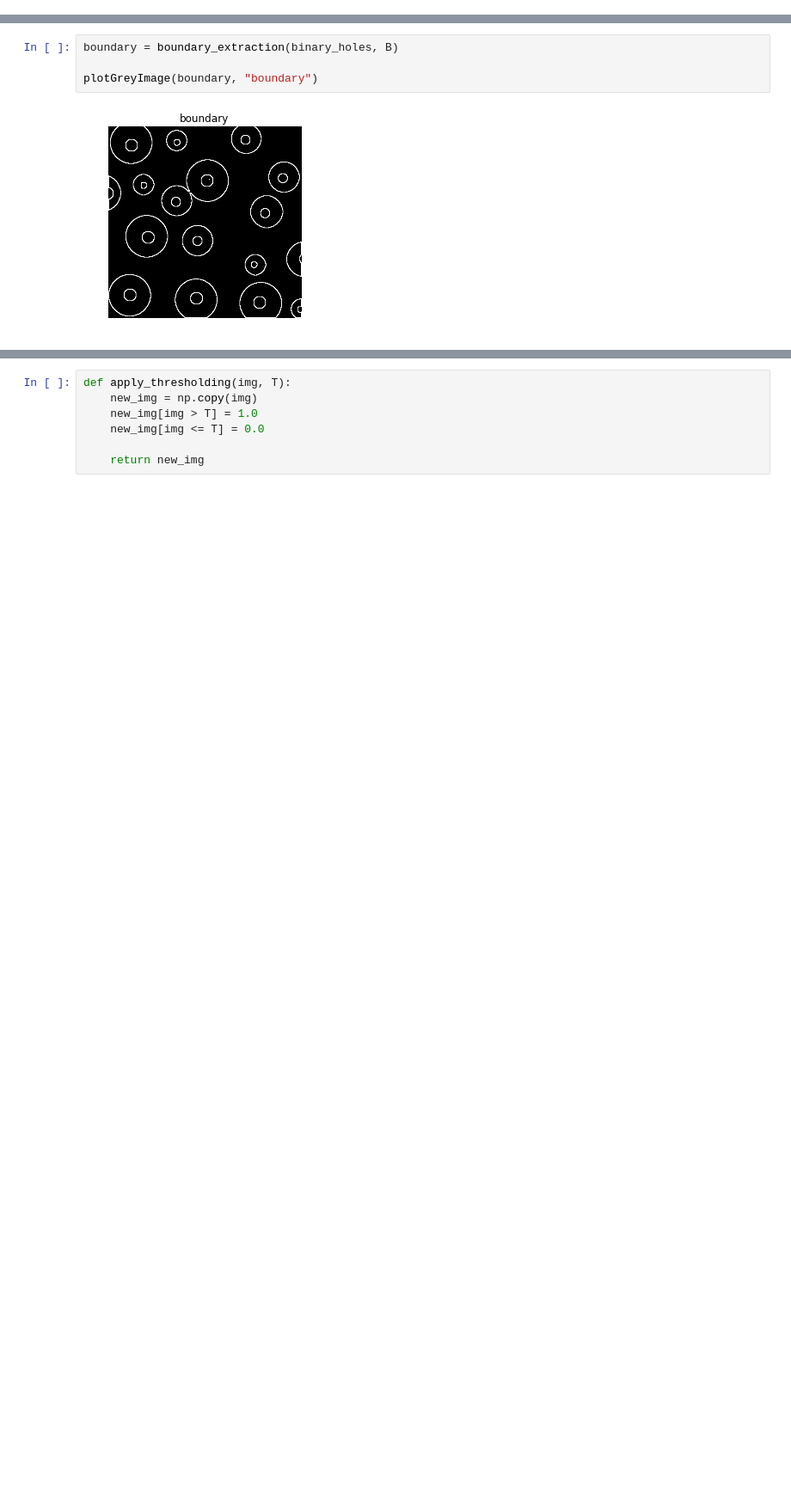
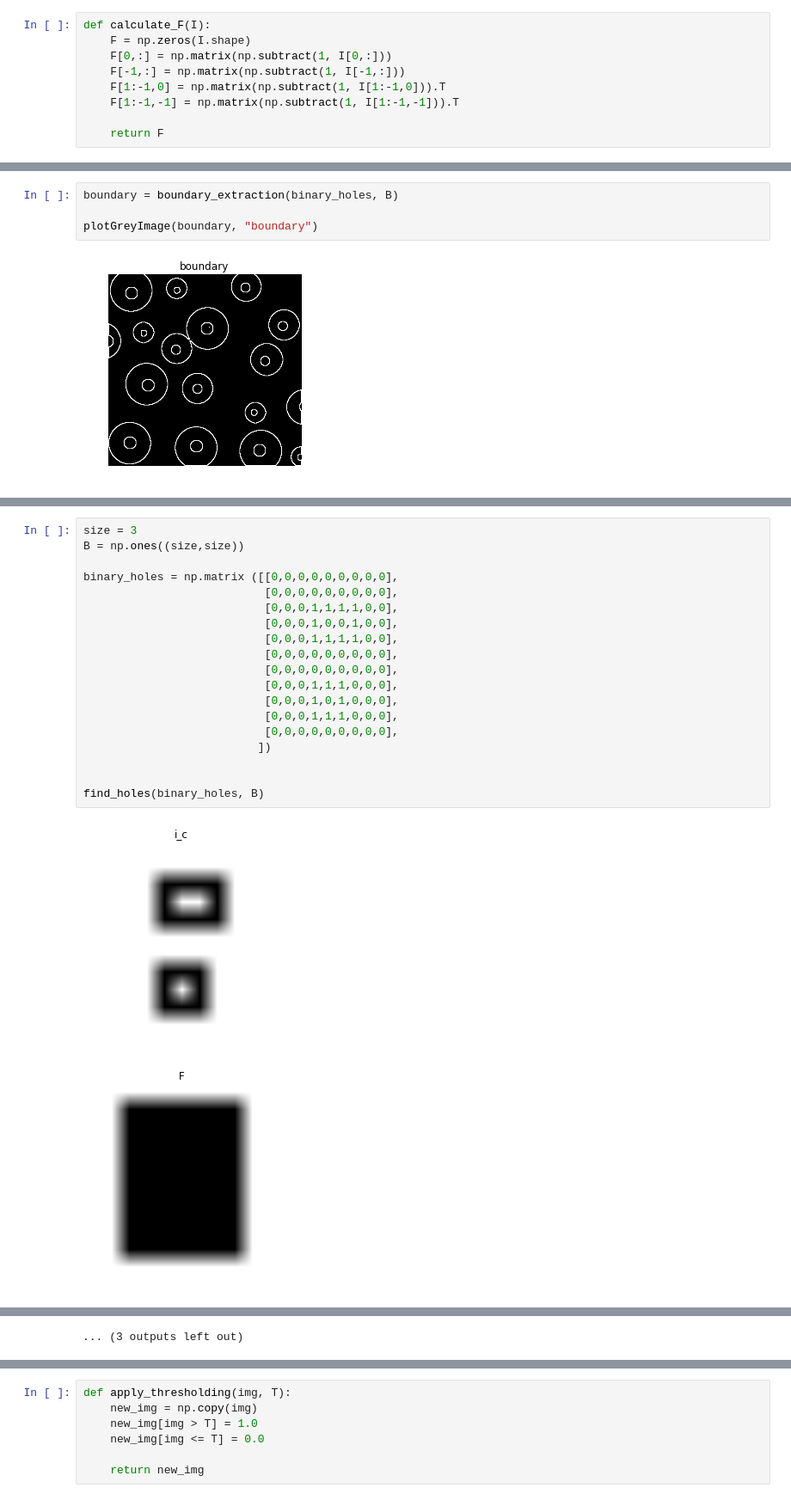
Before and after one commit to Vkomini/DIP_2015, a Jupyter notebook: Task8/Task8_FelixNeutatz.ipynb, the cells around one changed output, grey strips where cells are left out. Shown at 86% size. Saved outputs shown, nothing was run; the diff lists cells and outputs as text; blank space fills up the shorter version.

```diff
--- a/Task8/Task8_FelixNeutatz.ipynb
+++ b/Task8/Task8_FelixNeutatz.ipynb
@@ -170,3 +175,12 @@ boundary = boundary_extraction(binary_lincoln, B)
 plotGreyImage(boundary, "boundary - lincoln")
 # %% [output]
 [figure]
+# %%
+def calculate_F(I):
+    F = np.zeros(I.shape)
+    F[0,:] = np.matrix(np.subtract(1, I[0,:]))
+    F[-1,:] = np.matrix(np.subtract(1, I[-1,:]))
+    F[1:-1,0] = np.matrix(np.subtract(1, I[1:-1,0])).T
+    F[1:-1,-1] = np.matrix(np.subtract(1, I[1:-1,-1])).T
+
+    return F
@@ -256,0 +271,22 @@ filling_holes(binary_holes, B)
+# %%
+size = 3
+B = np.ones((size,size))
+
+binary_holes = np.matrix ([[0,0,0,0,0,0,0,0,0],
+                           [0,0,0,0,0,0,0,0,0],
+                           [0,0,0,1,1,1,1,0,0],
+                           [0,0,0,1,0,0,1,0,0],
+                           [0,0,0,1,1,1,1,0,0],
+                           [0,0,0,0,0,0,0,0,0],
+                           [0,0,0,0,0,0,0,0,0],
+                           [0,0,0,1,1,1,0,0,0],
+                           [0,0,0,1,0,1,0,0,0],
+                           [0,0,0,1,1,1,0,0,0],
+                           [0,0,0,0,0,0,0,0,0],
+                          ])
+
+
+find_holes(binary_holes, B)
+# %% [output]
+[figure, added]
+[figure, added]
@@ -256,0 +303 @@ filling_holes(binary_holes, B)
+... (3 outputs left out)
```
Also changed, not shown: parts of 15 cells of this notebook.
